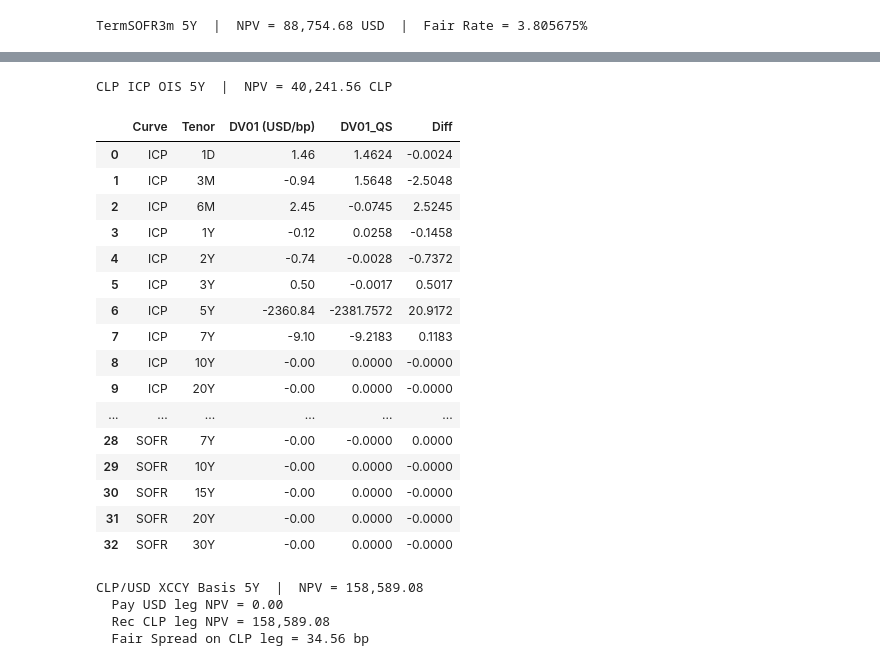
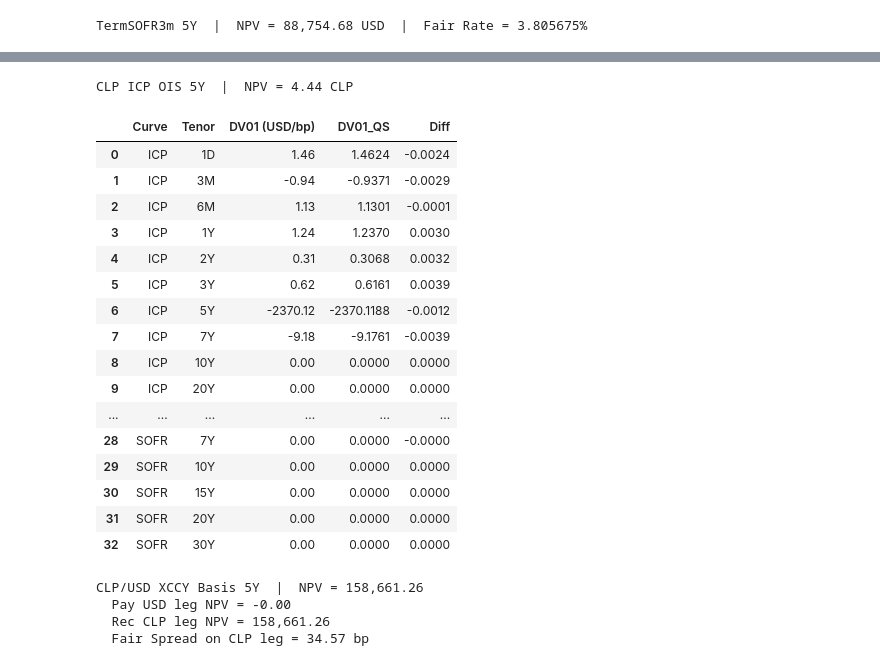
Before and after one commit to jmelo11/quantsupport, a Jupyter notebook: examples/sensitivity/bechmark/sensitivity.ipynb, the cells around one changed output, grey strips where cells are left out. Cells and saved outputs as stored; diff of their text form; code cells hidden in the pictures.

```diff
--- a/examples/sensitivity/bechmark/sensitivity.ipynb
+++ b/examples/sensitivity/bechmark/sensitivity.ipynb
@@ -176,14 +202,16 @@ SOFR OIS 5Y  |  NPV = 342.60 USD  |  Fair Rate = 3.779250%
 sofr_tenors  = ["1D","3M","6M","1Y","2Y","3Y","4Y","5Y","7Y","10Y","15Y","20Y","30Y"]
 sofr_quotes  = curves['SOFR']['quotes']
 bump = 1e-4
-base_npv = sofr_swap.NPV()
 sofr_swap_rows = []
 for tenor, q in zip(sofr_tenors, sofr_quotes):
     rq = q['rate']
     orig = rq.value()
     rq.setValue(orig + bump)
-    dv01 = sofr_swap.NPV() - base_npv
+    v_up = sofr_swap.NPV()
+    rq.setValue(orig - bump)
+    v_down = sofr_swap.NPV()
     rq.setValue(orig)
+    dv01 = (v_up - v_down) / 2
     sofr_swap_rows.append({"Curve": "SOFR", "Tenor": tenor, "Quote": round(orig, 6), "DV01 (USD/bp)": round(dv01, 2)})
 compare_sensitivities(sofr_swap_rows, "SOFR OIS 5Y Swap")
 # %% [output]
@@ -214,7 +242,6 @@ TermSOFR3m 5Y  |  NPV = 88,754.68 USD  |  Fair Rate = 3.805675%
 # %%
 ts3m_tenors  = ["3M","6M","1Y","2Y","3Y","4Y","5Y","7Y","10Y","15Y","20Y","30Y"]
 ts3m_quotes  = curves['TermSOFR3m']['quotes']
-base_npv_ts  = ts3m_swap.NPV()
 
 ts3m_swap_rows = []
 
@@ -223,8 +250,11 @@ for tenor, q in zip(ts3m_tenors, ts3m_quotes):
     rq = q.get('spread', q.get('rate'))
     orig = rq.value()
     rq.setValue(orig + bump)
-    dv01 = ts3m_swap.NPV() - base_npv_ts
+    v_up = ts3m_swap.NPV()
+    rq.setValue(orig - bump)
+    v_down = ts3m_swap.NPV()
     rq.setValue(orig)
+    dv01 = (v_up - v_down) / 2
     ts3m_swap_rows.append({"Curve": "TermSOFR3m", "Tenor": tenor, "DV01 (USD/bp)": round(dv01, 2)})
 
 # Bump SOFR (discount curve)
@@ -232,8 +262,11 @@ for tenor, q in zip(sofr_tenors, sofr_quotes):
     rq = q['rate']
     orig = rq.value()
     rq.setValue(orig + bump)
-    dv01 = ts3m_swap.NPV() - base_npv_ts
+    v_up = ts3m_swap.NPV()
+    rq.setValue(orig - bump)
+    v_down = ts3m_swap.NPV()
     rq.setValue(orig)
+    dv01 = (v_up - v_down) / 2
     ts3m_swap_rows.append({"Curve": "SOFR", "Tenor": tenor, "DV01 (USD/bp)": round(dv01, 2)})
 
 compare_sensitivities(ts3m_swap_rows, "TermSOFR3m 5Y Swap")
@@ -258,6 +291,7 @@ compare_sensitivities(ts3m_swap_rows, "TermSOFR3m 5Y Swap")
 # %%
 clp_notional = 5_000_000_000.0
 clp_fixed_rate = 0.0440
+fx_spot     = 935.0
 
 icp_index = curves['ICP']['index']
 coll_curve = curves['Collateral(CLP/USD)']['curve']
@@ -276,9 +310,9 @@ icp_swap = ore.VanillaSwap(ore.VanillaSwap.Receiver, clp_notional,
 coll_handle = ore.YieldTermStructureHandle(coll_curve)
 icp_swap.setPricingEngine(ore.DiscountingSwapEngine(coll_handle))
 
-print(f"CLP ICP OIS 5Y  |  NPV = {icp_swap.NPV():,.2f} CLP")
+print(f"CLP ICP OIS 5Y  |  NPV = {icp_swap.NPV()/fx_spot:,.2f} CLP")
 # %% [output]
-CLP ICP OIS 5Y  |  NPV = 40,241.56 CLP
+CLP ICP OIS 5Y  |  NPV = 4.44 CLP
 # %%
 fx_spot = 935.0
 icp_tenors  = ["1D","3M","6M","1Y","2Y","3Y","5Y","7Y","10Y","20Y"]
@@ -286,60 +320,67 @@ icp_quotes  = curves['ICP']['quotes']
 coll_tenors = ["1M","3M","6M","1Y","2Y","3Y","5Y","7Y","10Y","20Y"]
 coll_quotes = curves['Collateral(CLP/USD)']['quotes']
 
-base_npv_icp = icp_swap.NPV()
 icp_swap_rows = []
 
 # Bump ICP (forecast curve)
 for tenor, q in zip(icp_tenors, icp_quotes):
     rq = q['rate']
     orig = rq.value()
     rq.setValue(orig + bump)
-    dv01 = (icp_swap.NPV() - base_npv_icp) / fx_spot
+    v_up = icp_swap.NPV()
+    rq.setValue(orig - bump)
+    v_down = icp_swap.NPV()
     rq.setValue(orig)
+    dv01 = (v_up - v_down) / 2 / fx_spot
     icp_swap_rows.append({"Curve": "ICP", "Tenor": tenor, "DV01 (USD/bp)": round(dv01, 2)})
 
 # Bump CLP_COLLUSD (collateral / discount curve)
 for tenor, q in zip(coll_tenors, coll_quotes):
     if 'fxPoints' in q:
         rq = q['fxPoints']
     elif 'rate' in q:
         rq = q['rate']
     orig = rq.value()
     rq.setValue(orig + bump)
-    dv01 = (icp_swap.NPV() - base_npv_icp) / fx_spot
+    v_up = icp_swap.NPV()
+    rq.setValue(orig - bump)
+    v_down = icp_swap.NPV()
     rq.setValue(orig)
+    dv01 = (v_up - v_down) / 2 / fx_spot
     icp_swap_rows.append({"Curve": "CLP_COLLUSD", "Tenor": tenor, "DV01 (USD/bp)": round(dv01, 2)})
 
 # Bump SOFR (affects collateral curve via xccy helpers)
 for tenor, q in zip(sofr_tenors, sofr_quotes):
     rq = q['rate']
     orig = rq.value()
     rq.setValue(orig + bump)
-    dv01 = (icp_swap.NPV() - base_npv_icp) / fx_spot
+    v_up = icp_swap.NPV()
+    rq.setValue(orig - bump)
+    v_down = icp_swap.NPV()
     rq.setValue(orig)
+    dv01 = (v_up - v_down) / 2 / fx_spot
     icp_swap_rows.append({"Curve": "SOFR", "Tenor": tenor, "DV01 (USD/bp)": round(dv01, 2)})
 
 compare_sensitivities(icp_swap_rows, "CLP ICP OIS 5Y Swap (USD collateral)")
 # %% [output]
 |  | Curve | Tenor | DV01 (USD/bp) | DV01_QS | Diff |
 | 0 | ICP | 1D | 1.46 | 1.4624 | -0.0024 |
-| 1 | ICP | 3M | -0.94 | 1.5648 | -2.5048 |
-| 2 | ICP | 6M | 2.45 | -0.0745 | 2.5245 |
-| 3 | ICP | 1Y | -0.12 | 0.0258 | -0.1458 |
-| 4 | ICP | 2Y | -0.74 | -0.0028 | -0.7372 |
-| 5 | ICP | 3Y | 0.50 | -0.0017 | 0.5017 |
-| 6 | ICP | 5Y | -2360.84 | -2381.7572 | 20.9172 |
-| 7 | ICP | 7Y | -9.10 | -9.2183 | 0.1183 |
-| 8 | ICP | 10Y | -0.00 | 0.0000 | -0.0000 |
-| 9 | ICP | 20Y | -0.00 | 0.0000 | -0.0000 |
+| 1 | ICP | 3M | -0.94 | -0.9371 | -0.0029 |
+| 2 | ICP | 6M | 1.13 | 1.1301 | -0.0001 |
+| 3 | ICP | 1Y | 1.24 | 1.2370 | 0.0030 |
+| 4 | ICP | 2Y | 0.31 | 0.3068 | 0.0032 |
+| 5 | ICP | 3Y | 0.62 | 0.6161 | 0.0039 |
+| 6 | ICP | 5Y | -2370.12 | -2370.1188 | -0.0012 |
+| 7 | ICP | 7Y | -9.18 | -9.1761 | -0.0039 |
+| 8 | ICP | 10Y | 0.00 | 0.0000 | 0.0000 |
+| 9 | ICP | 20Y | 0.00 | 0.0000 | 0.0000 |
 | ... | ... | ... | ... | ... | ... |
-| 28 | SOFR | 7Y | -0.00 | -0.0000 | 0.0000 |
-| 29 | SOFR | 10Y | -0.00 | 0.0000 | -0.0000 |
-| 30 | SOFR | 15Y | -0.00 | 0.0000 | -0.0000 |
-| 31 | SOFR | 20Y | -0.00 | 0.0000 | -0.0000 |
-| 32 | SOFR | 30Y | -0.00 | 0.0000 | -0.0000 |
+| 28 | SOFR | 7Y | 0.00 | 0.0000 | -0.0000 |
+| 29 | SOFR | 10Y | 0.00 | 0.0000 | 0.0000 |
+| 30 | SOFR | 15Y | 0.00 | 0.0000 | 0.0000 |
+| 31 | SOFR | 20Y | 0.00 | 0.0000 | 0.0000 |
+| 32 | SOFR | 30Y | 0.00 | 0.0000 | 0.0000 |
 # %%
-fx_spot     = 935.0
 usd_not     = 10_000_000.0
 clp_not     = usd_not * fx_spot
 xccy_spread = 0.0050  # 50 bp on CLP (receive) leg
@@ -352,7 +393,7 @@ xccy_sched = ore.Schedule(start, maturity, ore.Period(ore.Quarterly),
 # Pay USD SOFR flat, Receive CLP ICP + 50 bp
 xccy_swap = ore.CrossCcyBasisSwap(
     usd_not,  ore.USDCurrency(), xccy_sched, sofr_index, 0.0, 1.0,
-    clp_not,  ore.CLPCurrency(), xccy_sched, icp_index, xccy_spread, 1.0
+    clp_not,  ore.CLPCurrency(), xccy_sched, icp_index, xccy_spread, 1.0,
 )
 
 coll_handle = ore.YieldTermStructureHandle(coll_curve)
@@ -368,7 +409,7 @@ print(f"  Pay USD leg NPV = {xccy_swap.legNPV(0):,.2f}")
 print(f"  Rec CLP leg NPV = {xccy_swap.legNPV(1):,.2f}")
 print(f"  Fair Spread on CLP leg = {xccy_swap.fairPaySpread()*10000:.2f} bp")
 # %% [output]
-CLP/USD XCCY Basis 5Y  |  NPV = 158,589.08
-  Pay USD leg NPV = 0.00
-  Rec CLP leg NPV = 158,589.08
-  Fair Spread on CLP leg = 34.56 bp
+CLP/USD XCCY Basis 5Y  |  NPV = 158,661.26
+  Pay USD leg NPV = -0.00
+  Rec CLP leg NPV = 158,661.26
+  Fair Spread on CLP leg = 34.57 bp
```
Also changed, not shown: parts of 9 cells of this notebook, 11 other files.
